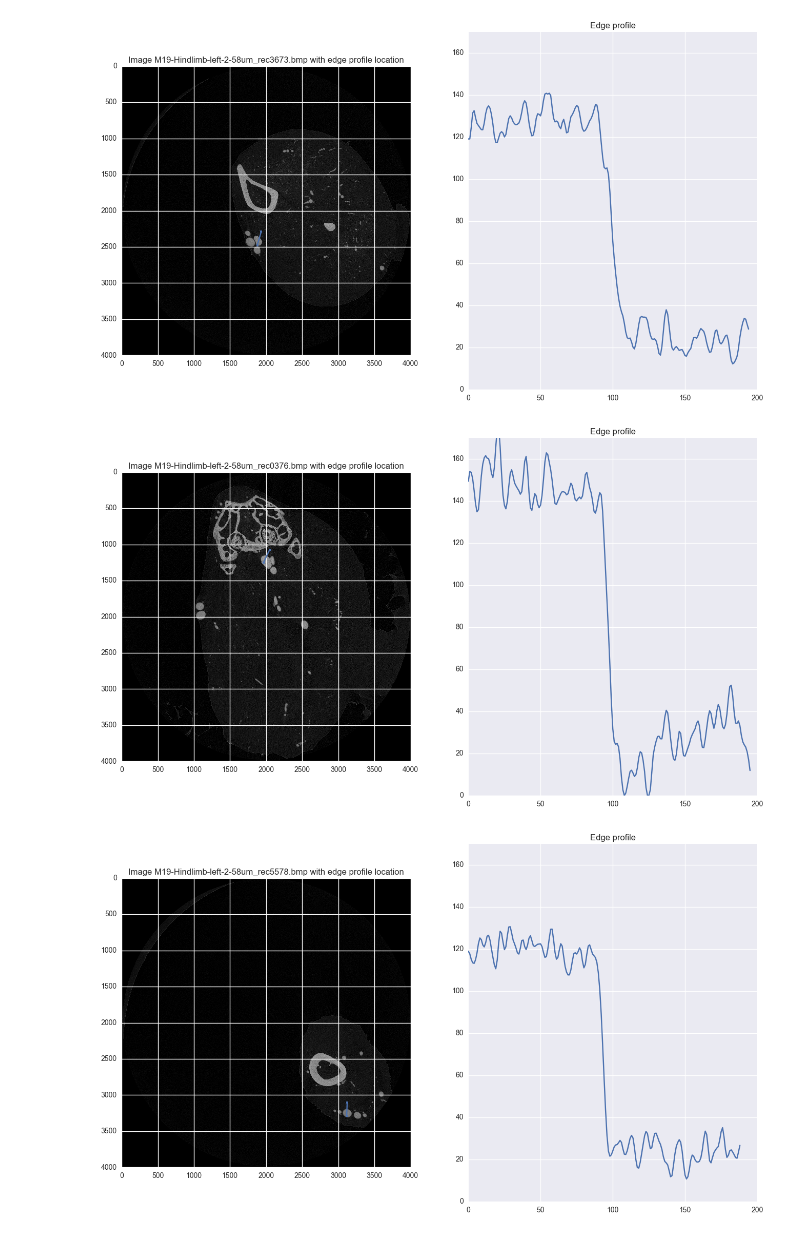
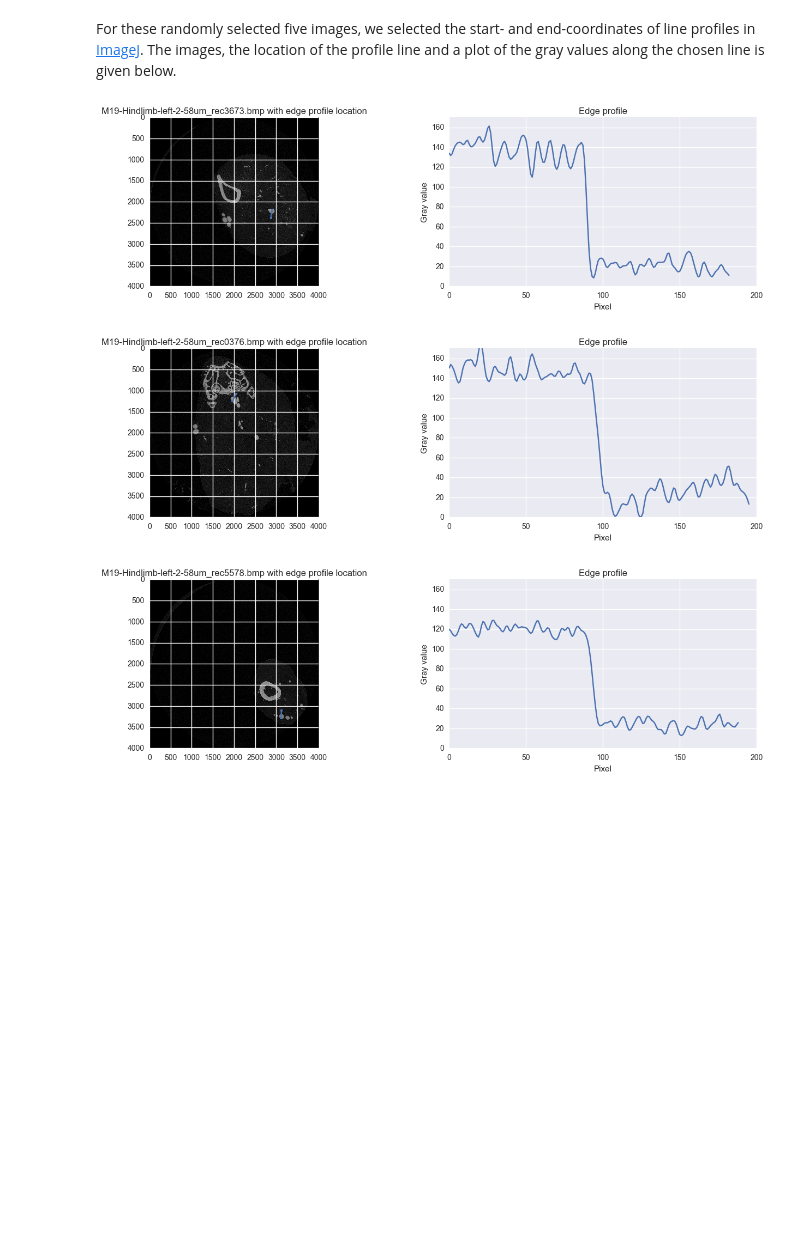
Before and after one commit to habi/mtf, a Jupyter notebook: Edge response.ipynb, the cells around one changed output. Drawn from its saved outputs; the diff is of its cells as text; code cells hidden in the pictures; blank space fills up the shorter version.

Commit message:
Embarassing fix for 6th order polynomial
Additionally, preparation for export as document for Ruslan and Valentin

```diff
--- a/Edge response.ipynb
+++ b/Edge response.ipynb
@@ -25,4 +25,5 @@ http://www.quickmtf.com/about-resolution.html
 # %%
+# Import functions we need plus set defaults
 import platform
 import os
 import glob
@@ -33,10 +34,9 @@ import seaborn
 import scipy
 from scipy.optimize import curve_fit
 import skimage.measure
-import skimage.draw
 
 plt.rc('image', cmap='gray', interpolation='nearest') # Display all images in b&w
-plt.rcParams['figure.figsize'] = (16, 9)  # Size up figures a bit
+plt.rcParams['figure.figsize'] = (16, 4)  # Size up figures a bit
 # %%
 # Load Images from different locations depending if we run this notebook on Linux or Windows
 if 'debian' in platform.dist():
@@ -82,36 +82,34 @@ We randomly chose these images from the dataset
 # plt.subplot(122)
 # plt.plot(skimage.measure.profile_line(testimage,StartPoint[::-1],EndPoint[::-1], linewidth=LineWidth))
 # plt.show()
+# %% [markdown]
+For these randomly selected five images, we selected the start- and end-coordinates of line profiles in [ImageJ](Fiji).
+The images, the location of the profile line and a plot of the gray values along the chosen line is given below.
 # %%
 # In Fiji we selected the coordinates of the five randomly selected images.
-# With the random seed of 1796 these
-# - M19-Hindlimb-left-2-58um_rec3673.bmp
-# - M19-Hindlimb-left-2-58um_rec0376.bmp
-# - M19-Hindlimb-left-2-58um_rec5578.bmp
-# - M19-Hindlimb-left-2-58um_rec1873.bmp
-# - M19-Hindlimb-left-2-58um_rec0478.bmp
 # The start and end points of the line profiles from a filled blood vessel are given below,
 # the line profiles are used for further calculations
-
-StartPoint = [[1878,2475], [1965,1249], [3115,3291], [2336,1113], [1034,1988]]
-EndPoint =   [[1932,2289], [2048,1073], [3123,3104], [2316,1297], [1252,1886]]
+StartPoint = [[2899,2197], [1965,1249], [3115,3291], [2336,1113], [1044,1998]]
+EndPoint =   [[2874,2377], [2048,1073], [3123,3104], [2316,1297], [1262,1896]]
 
 EdgeProfiles = [None] * len(ChosenImages)
 for c,i in enumerate(ChosenImages):
     plt.subplot(121)
     plt.imshow(i)
     plt.plot([StartPoint[c][0], EndPoint[c][0]],[StartPoint[c][1], EndPoint[c][1]], marker='.')
     plt.xlim([-1,numpy.shape(i)[0]])
     plt.ylim([numpy.shape(i)[1],-1])
-    plt.title('Image %s with edge profile location' % os.path.basename(ChosenImageNames[c]))
+    plt.title('%s with edge profile location' % os.path.basename(ChosenImageNames[c]))
     plt.subplot(122)
-    EdgeProfiles[c] = skimage.measure.profile_line(i,StartPoint[c][::-1],EndPoint[c][::-1],
-                                                   linewidth=3) # we flip the start and end point coordinates for matplotlib reasons
+    EdgeProfiles[c] = skimage.measure.profile_line(i, StartPoint[c][::-1], EndPoint[c][::-1],
+                                                   linewidth=5, order=3) # we flip the start and end point coordinates for matplotlib reasons
     plt.plot(EdgeProfiles[c])
+    plt.xlabel('Pixel')
+    plt.ylabel('Gray value')
     plt.title('Edge profile')
     plt.ylim([0,170])
     plt.show()
 # %% [output]
-[figure, old version]
+[figure, new version]
-[figure, old version]
+[figure, new version]
-[figure, old version]
+[figure, new version]
```
Also changed, not shown: parts of 18 cells of this notebook.
